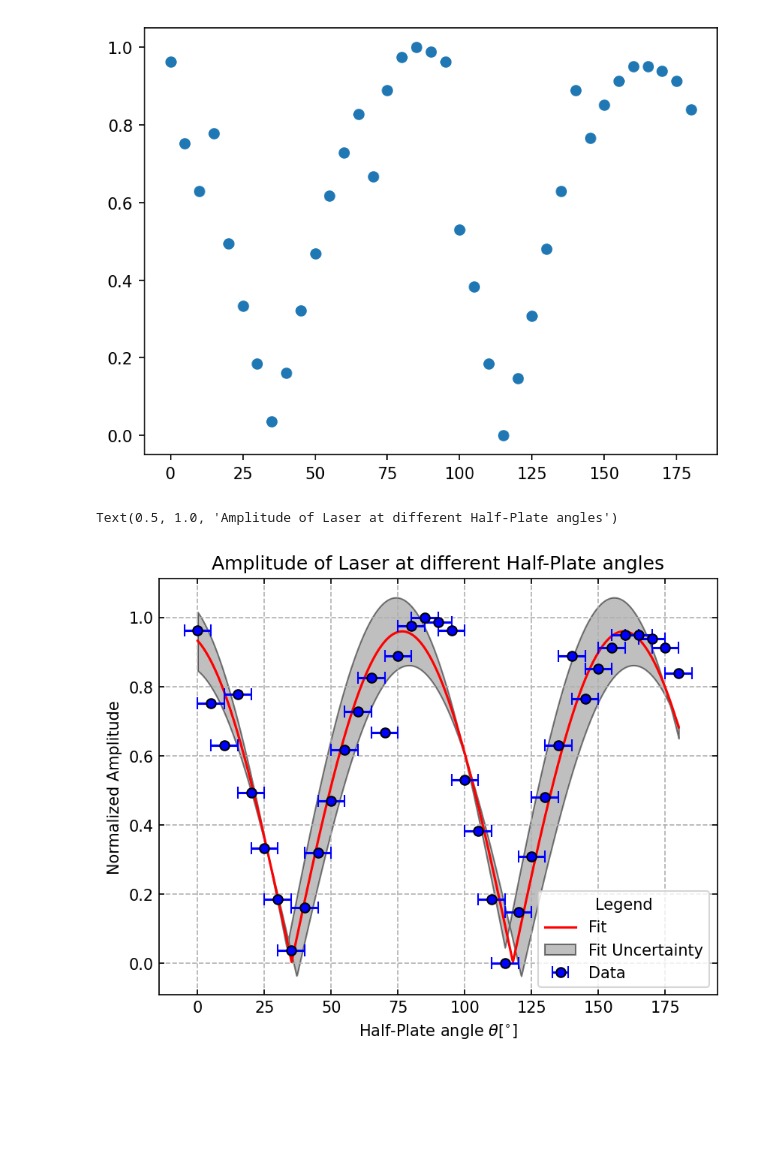
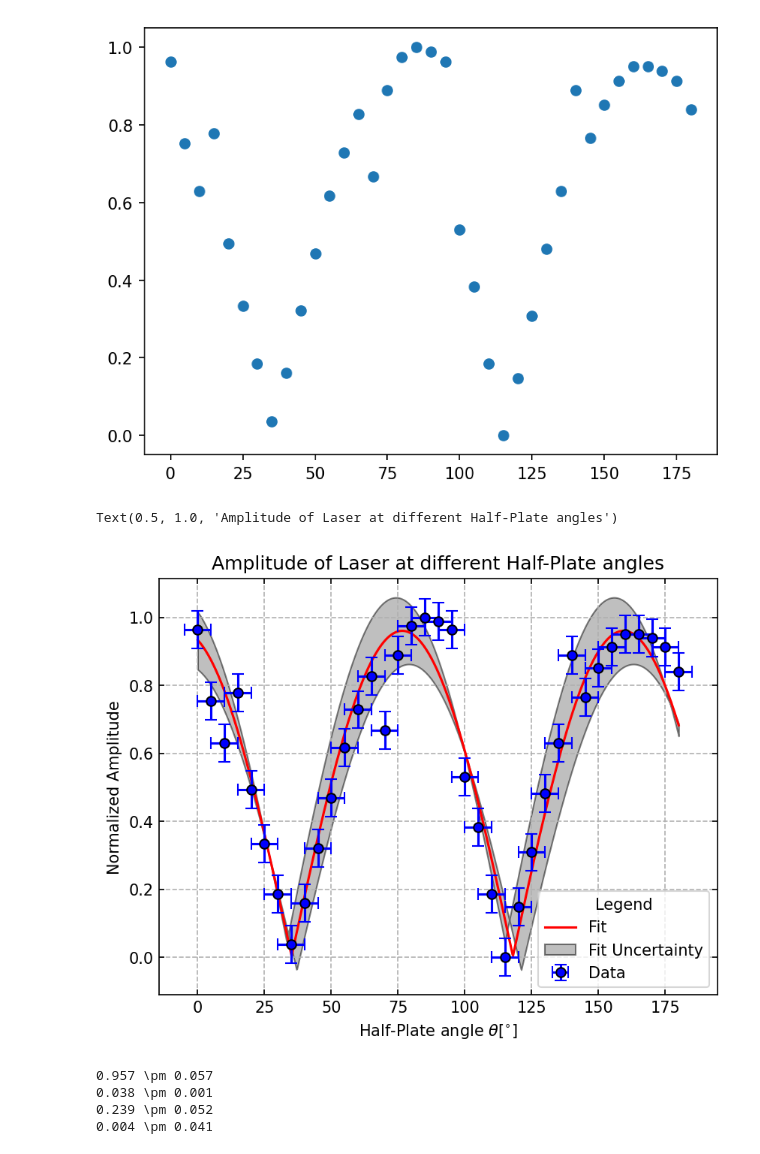
Before and after one commit to StefanStringer/ExperimentalBoyzWSL, a Jupyter notebook: Exercise_3/Polarization analysis half plate.ipynb, the cells around one changed output. Drawn from its saved outputs; the diff is of its cells as text; code cells hidden in the pictures; blank space fills up the shorter version.

```diff
--- a/Exercise_3/Polarization analysis half plate.ipynb
+++ b/Exercise_3/Polarization analysis half plate.ipynb
@@ -25,7 +25,8 @@ for Data_name in Data_names:
 # %% [markdown]
 Just to look at the data how they look if there is not made a fit
 # %%
-amplitudes = np.array([(max(v) - min(v)) for v in V1])
+amplitudes = np.array([(max(v) - min(v))/2 for v in V1])
+amp_err = [np.sqrt(1/2) * 0.078] * len(amplitudes)
 amplitudes = (amplitudes - amplitudes.min()) / (amplitudes.max() - amplitudes.min())
 angles = np.linspace(0, 180, 37)
 plt.plot(angles, (amplitudes - amplitudes.min()) / (amplitudes.max() - amplitudes.min()), 'o')
@@ -35,31 +36,39 @@ plt.plot(angles, (amplitudes - amplitudes.min()) / (amplitudes.max() - amplitude
 # %%
 def amp_fit(theta, *p):
     c = p[0]
     a = p[1]
     b = p[2]
     d = p[3]
     return c * abs(np.cos(a * theta + b)) + d
 
 p0 = [1, 0.03, 1.7, 0]
 p_opt, p_cov = sc.curve_fit(amp_fit, angles, amplitudes, p0 = p0)
 
 angles_help = np.linspace(0, 180, 1000)
 paramter_err = np.sqrt(np.diag(p_cov))
 
 plt.plot(angles_help, amp_fit(angles_help, *p_opt), color = 'red', label = 'Fit')
 # plt.plot(angles_help, amp_fit(angles_help, *p0))
-plt.errorbar(angles, amplitudes, xerr = 5, fmt = 'o', capsize = 4, color = 'blue', label = 'Data', markeredgecolor = 'k')
+plt.errorbar(angles, amplitudes, yerr = amp_err, xerr = 5, fmt = 'o', capsize = 4, color = 'blue', label = 'Data', markeredgecolor = 'k')
 plt.fill_between(angles_help, amp_fit(angles_help, p_opt[0] + np.sqrt(p_cov[0][0]), p_opt[1] + np.sqrt(p_cov[1][1]), p_opt[2] + np.sqrt(p_cov[2][2]),
                                         p_opt[3] + np.sqrt(p_cov[3][3])), amp_fit(angles_help, p_opt[0] - np.sqrt(p_cov[0][0]), p_opt[1] - np.sqrt(p_cov[1][1]),
                                         p_opt[2] - np.sqrt(p_cov[2][2]), p_opt[3] - np.sqrt(p_cov[3][3])), color = 'grey', edgecolor = 'k', alpha = 0.5,
                                         label = 'Fit Uncertainty')
 
 plt.legend(title = 'Legend')
 plt.grid(ls = '--')
 plt.tick_params(direction = 'in', right = True, top = True)
 plt.xlabel(r'Half-Plate angle $\theta [^{\circ}]$')
 plt.ylabel(r'Normalized Amplitude')
 plt.title('Amplitude of Laser at different Half-Plate angles')
 # %% [output]
 Text(0.5, 1.0, 'Amplitude of Laser at different Half-Plate angles')
-[figure, old version]
+[figure, new version]
+# %%
+for i, parameter in enumerate(p_opt):
+    print(f'{round(parameter, 3)} \\pm {round(np.sqrt(np.diag(p_cov)[i]), 3)}')
+# %% [output]
+0.957 \pm 0.057
+0.038 \pm 0.001
+0.239 \pm 0.052
+0.004 \pm 0.041
```
Also changed, not shown: parts of 4 cells of this notebook, 1 other file.
